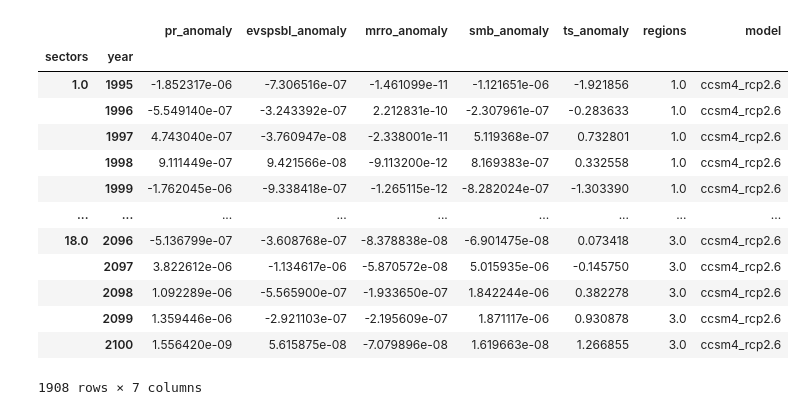
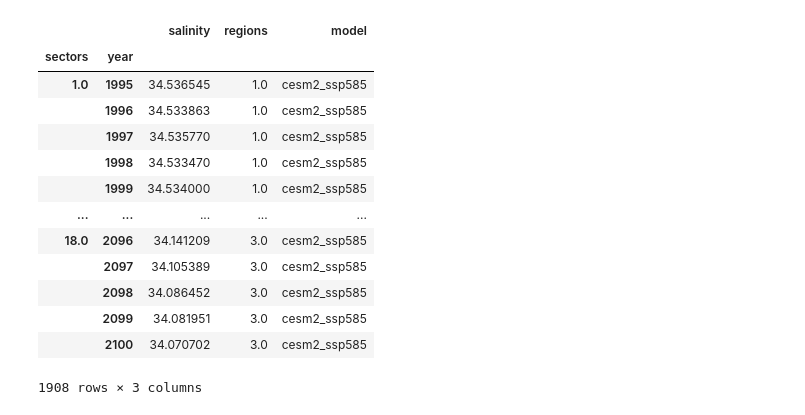
Before and after one commit to Brown-SciML/ise, a Jupyter notebook: src/data/viewing/open_NetCDF.ipynb, the cells around one changed output. Drawn from its saved outputs; the diff is of its cells as text; code cells hidden in the pictures.

Commit message:
debug sector join

```diff
--- a/src/data/viewing/open_NetCDF.ipynb
+++ b/src/data/viewing/open_NetCDF.ipynb
@@ -72,2 +84,4 @@ all_data
 # %%
 merged = pd.merge(data_df, sectors_df, left_index=True, right_index=True)
+merged['year'] = merged['time'].apply(lambda x: int(x.year))
+merged = merged.drop(columns=['time'])
@@ -154,5 +88,3 @@ sectors_df.index = pd.MultiIndex.from_product([index_array, index_array], names=
-# %%
-merged = pd.merge(data_df, sectors_df, left_index=True, right_index=True)
 # %%
 merged
 # %% [output]
@@ -173,21 +105,20 @@ merged
 # %%
 grouped = merged.groupby(['sectors', 'year']).mean()
+grouped['model'] = 'cesm2_ssp585'
-# %%
-grouped['model'] = path.split('/')[-3]
 # %%
-grouped[['pr_anomaly', 'evspsbl_anomaly', 'mrro_anomaly', 'smb_anomaly', 'ts_anomaly', 'regions', 'model',]]
+grouped[['salinity', 'regions', 'model']]
 # %% [output]
-|  |  | pr_anomaly | evspsbl_anomaly | mrro_anomaly | smb_anomaly | ts_anomaly | regions | model |
-| sectors | year |  |  |  |  |  |  |  |
-| 1.0 | 1995 | -1.852317e-06 | -7.306516e-07 | -1.461099e-11 | -1.121651e-06 | -1.921856 | 1.0 | ccsm4_rcp2.6 |
-|  | 1996 | -5.549140e-07 | -3.243392e-07 | 2.212831e-10 | -2.307961e-07 | -0.283633 | 1.0 | ccsm4_rcp2.6 |
-|  | 1997 | 4.743040e-07 | -3.760947e-08 | -2.338001e-11 | 5.119368e-07 | 0.732801 | 1.0 | ccsm4_rcp2.6 |
-|  | 1998 | 9.111449e-07 | 9.421566e-08 | -9.113200e-12 | 8.169383e-07 | 0.332558 | 1.0 | ccsm4_rcp2.6 |
-|  | 1999 | -1.762045e-06 | -9.338418e-07 | -1.265115e-12 | -8.282024e-07 | -1.303390 | 1.0 | ccsm4_rcp2.6 |
-| ... | ... | ... | ... | ... | ... | ... | ... | ... |
-| 18.0 | 2096 | -5.136799e-07 | -3.608768e-07 | -8.378838e-08 | -6.901475e-08 | 0.073418 | 3.0 | ccsm4_rcp2.6 |
-|  | 2097 | 3.822612e-06 | -1.134617e-06 | -5.870572e-08 | 5.015935e-06 | -0.145750 | 3.0 | ccsm4_rcp2.6 |
-|  | 2098 | 1.092289e-06 | -5.565900e-07 | -1.933650e-07 | 1.842244e-06 | 0.382278 | 3.0 | ccsm4_rcp2.6 |
-|  | 2099 | 1.359446e-06 | -2.921103e-07 | -2.195609e-07 | 1.871117e-06 | 0.930878 | 3.0 | ccsm4_rcp2.6 |
-|  | 2100 | 1.556420e-09 | 5.615875e-08 | -7.079896e-08 | 1.619663e-08 | 1.266855 | 3.0 | ccsm4_rcp2.6 |
+|  |  | salinity | regions | model |
+| sectors | year |  |  |  |
+| 1.0 | 1995 | 34.536545 | 1.0 | cesm2_ssp585 |
+|  | 1996 | 34.533863 | 1.0 | cesm2_ssp585 |
+|  | 1997 | 34.535770 | 1.0 | cesm2_ssp585 |
+|  | 1998 | 34.533470 | 1.0 | cesm2_ssp585 |
+|  | 1999 | 34.534000 | 1.0 | cesm2_ssp585 |
+| ... | ... | ... | ... | ... |
+| 18.0 | 2096 | 34.141209 | 3.0 | cesm2_ssp585 |
+|  | 2097 | 34.105389 | 3.0 | cesm2_ssp585 |
+|  | 2098 | 34.086452 | 3.0 | cesm2_ssp585 |
+|  | 2099 | 34.081951 | 3.0 | cesm2_ssp585 |
+|  | 2100 | 34.070702 | 3.0 | cesm2_ssp585 |
-1908 rows × 7 columns
+1908 rows × 3 columns
```
Also changed, not shown: parts of 19 cells of this notebook, 5 other files.
